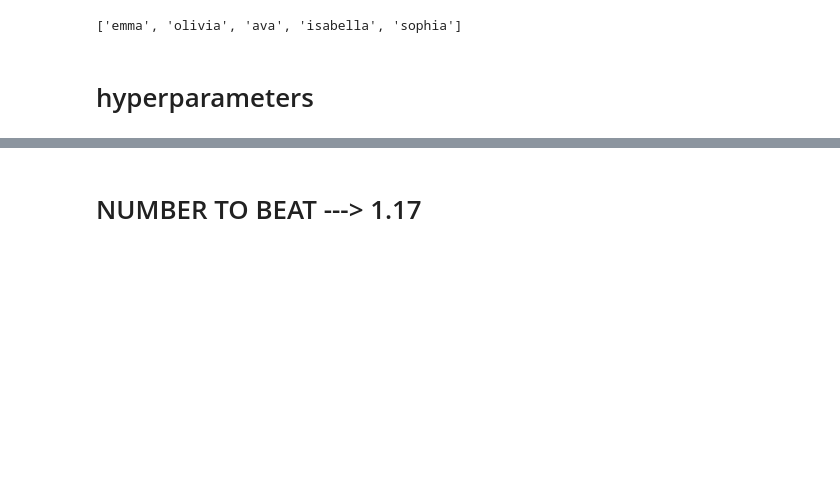
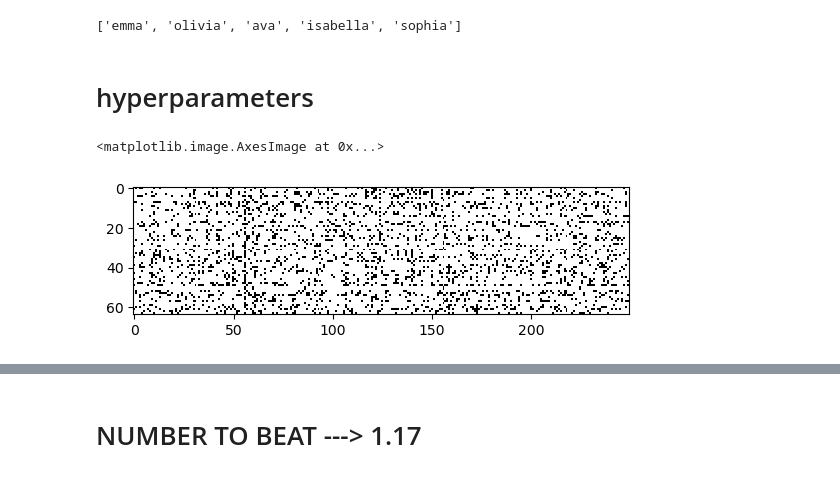
Before and after one commit to baolong281/nlp-practice, a Jupyter notebook: building2.ipynb, the cells around one changed output, grey strips where cells are left out. Drawn from its saved outputs; the diff is of its cells as text; code cells hidden in the pictures; blank space fills up the shorter version.

```diff
--- a/building2.ipynb
+++ b/building2.ipynb
@@ -100,6 +101,14 @@ for _ in range(1000000):
 
     losses.append(loss.log10().item())
     step.append(_)
+# %%
+ix = torch.randint(0, X_train.shape[0], (64, ))
+emb = C[X_train[ix]]
+hidden = emb.view(-1, WORDVEC_DIM * CONTEXT_WINDOW) @ W1 + b1
+plt.imshow(hidden < 0, cmap='gray', interpolation='nearest')
+# %% [output]
+<matplotlib.image.AxesImage at 0x...>
+[figure, added]
 # %%
 plt.plot(step, losses)
 plt.plot(val_steps, val_losses)
```
Also changed, not shown: parts of 6 cells of this notebook, 1 other file.
